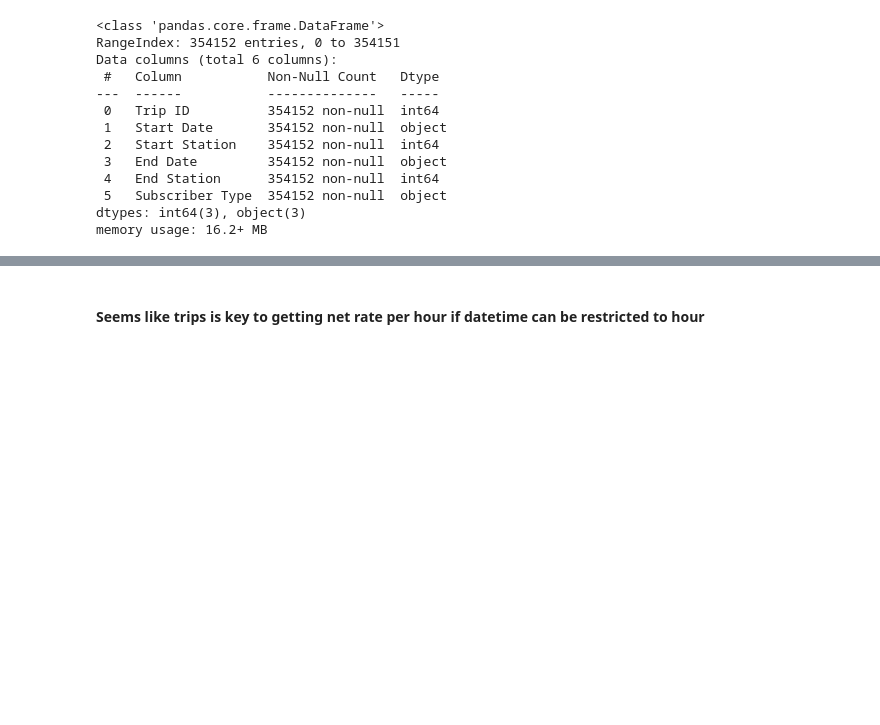
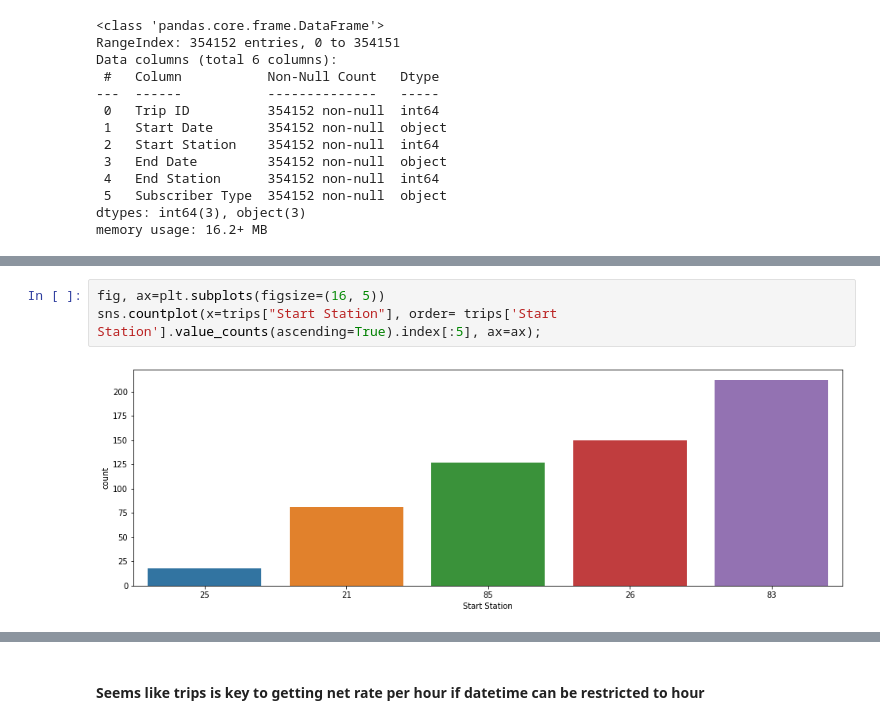
Before and after one commit to jkurdys/BikeShare, a Jupyter notebook: notebooks/BikeShare.ipynb, the cells around one changed output, grey strips where cells are left out. Saved outputs shown, nothing was run; the diff lists cells and outputs as text; blank space fills up the shorter version.

```diff
--- a/notebooks/BikeShare.ipynb
+++ b/notebooks/BikeShare.ipynb
@@ -86,0 +110,5 @@ sns.countplot(x=trips["Start Station"], ax=ax);
+# %%
+fig, ax=plt.subplots(figsize=(16, 5))
+sns.countplot(x=trips["Start Station"], order= trips['Start Station'].value_counts(ascending=True).index[:5], ax=ax);
+# %% [output]
+[figure, added]
```
Also changed, not shown: parts of 36 cells of this notebook, 1 other file.
